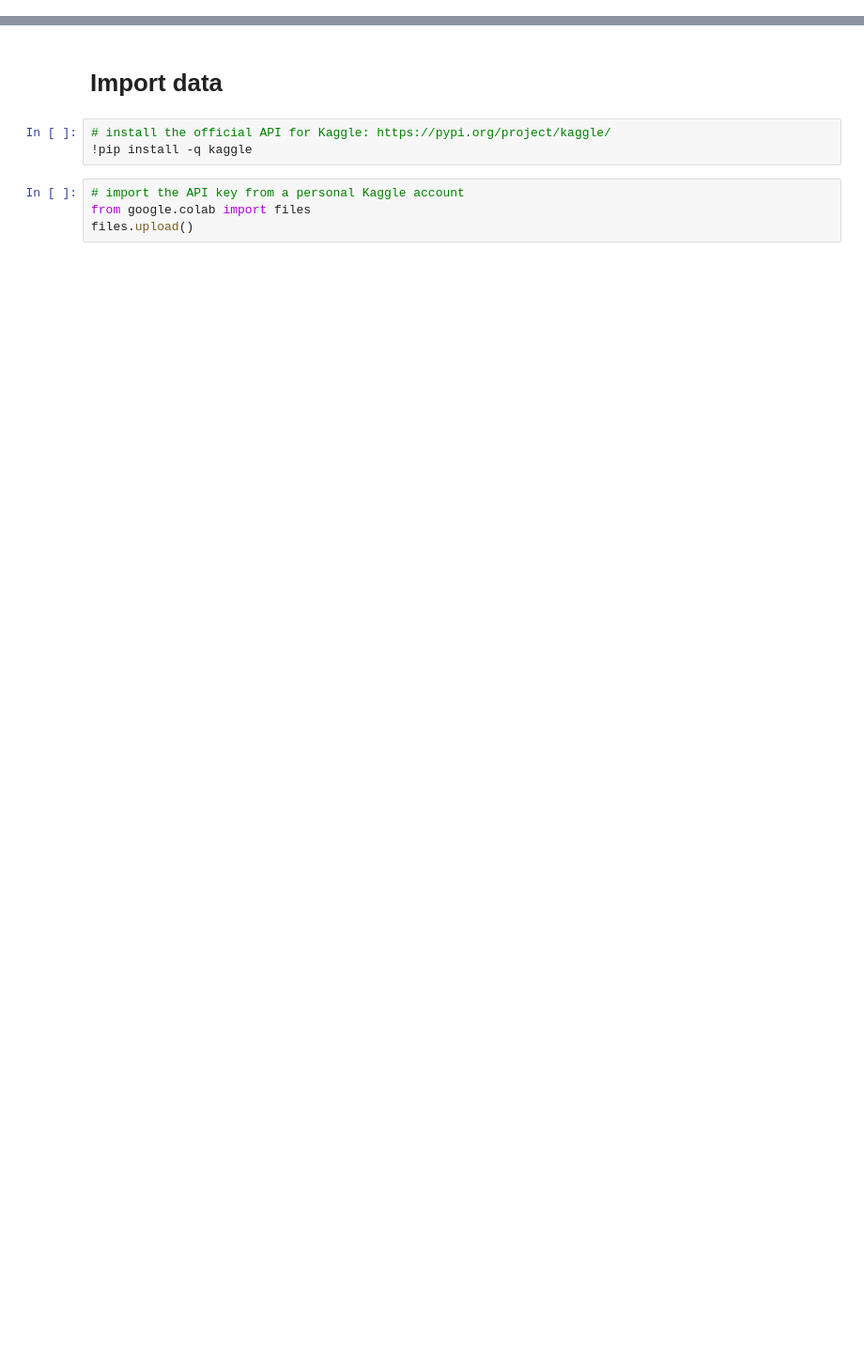
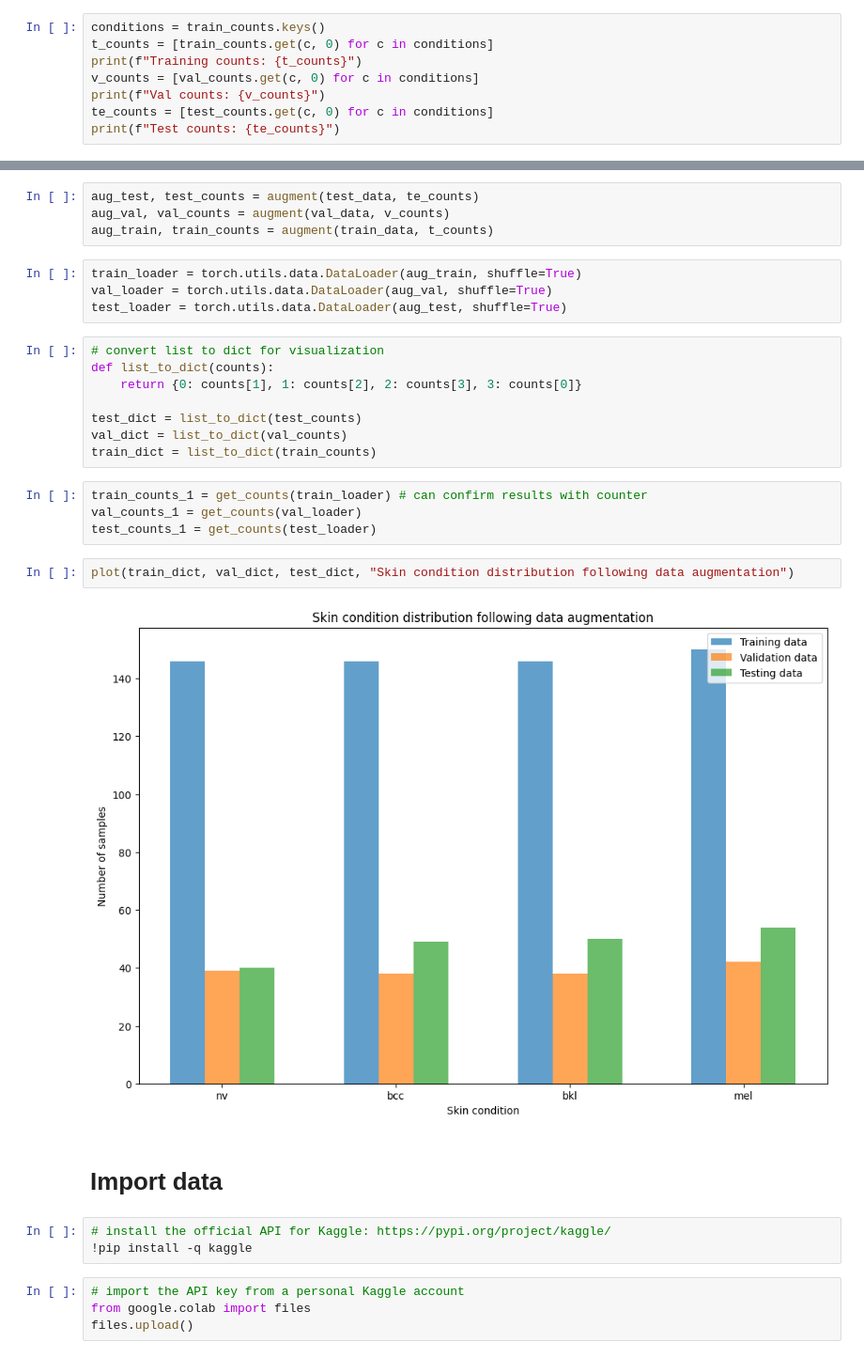
Before and after one commit to reaahuja/DermAI-Skin-Cancer-Detection, a Jupyter notebook: BaselineModel.ipynb, the cells around one changed output, grey strips where cells are left out. Shown at 94% size. Cells and saved outputs as stored; diff of their text form; blank space fills up the shorter version.

```diff
--- a/BaselineModel.ipynb
+++ b/BaselineModel.ipynb
@@ -21,0 +138,8 @@ Drive already mounted at /content/drive; to attempt to forcibly remount, call dr
+# %%
+conditions = train_counts.keys()
+t_counts = [train_counts.get(c, 0) for c in conditions]
+print(f"Training counts: {t_counts}")
+v_counts = [val_counts.get(c, 0) for c in conditions]
+print(f"Val counts: {v_counts}")
+te_counts = [test_counts.get(c, 0) for c in conditions]
+print(f"Test counts: {te_counts}")
@@ -22,3 +184,27 @@ Drive already mounted at /content/drive; to attempt to forcibly remount, call dr
+# %%
+aug_test, test_counts = augment(test_data, te_counts)
+aug_val, val_counts = augment(val_data, v_counts)
+aug_train, train_counts = augment(train_data, t_counts)
+# %%
+train_loader = torch.utils.data.DataLoader(aug_train, shuffle=True)
+val_loader = torch.utils.data.DataLoader(aug_val, shuffle=True)
+test_loader = torch.utils.data.DataLoader(aug_test, shuffle=True)
+# %%
+# convert list to dict for visualization
+def list_to_dict(counts):
+    return {0: counts[1], 1: counts[2], 2: counts[3], 3: counts[0]}
+
+test_dict = list_to_dict(test_counts)
+val_dict = list_to_dict(val_counts)
+train_dict = list_to_dict(train_counts)
+# %%
+train_counts_1 = get_counts(train_loader) # can confirm results with counter
+val_counts_1 = get_counts(val_loader)
+test_counts_1 = get_counts(test_loader)
+# %%
+plot(train_dict, val_dict, test_dict, "Skin condition distribution following data augmentation")
+# %% [output]
+[figure, added]
 # %% [markdown]
 # Import data
 # %%
```
Also changed, not shown: parts of 20 cells of this notebook.
